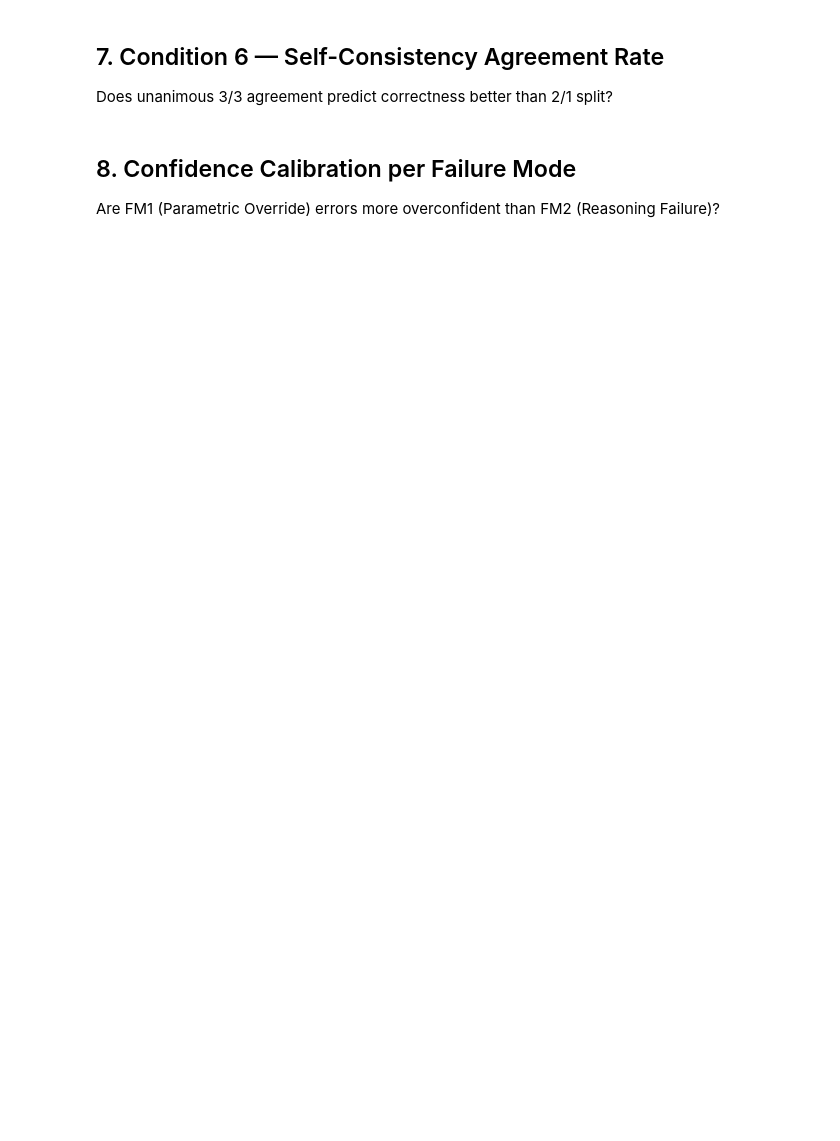
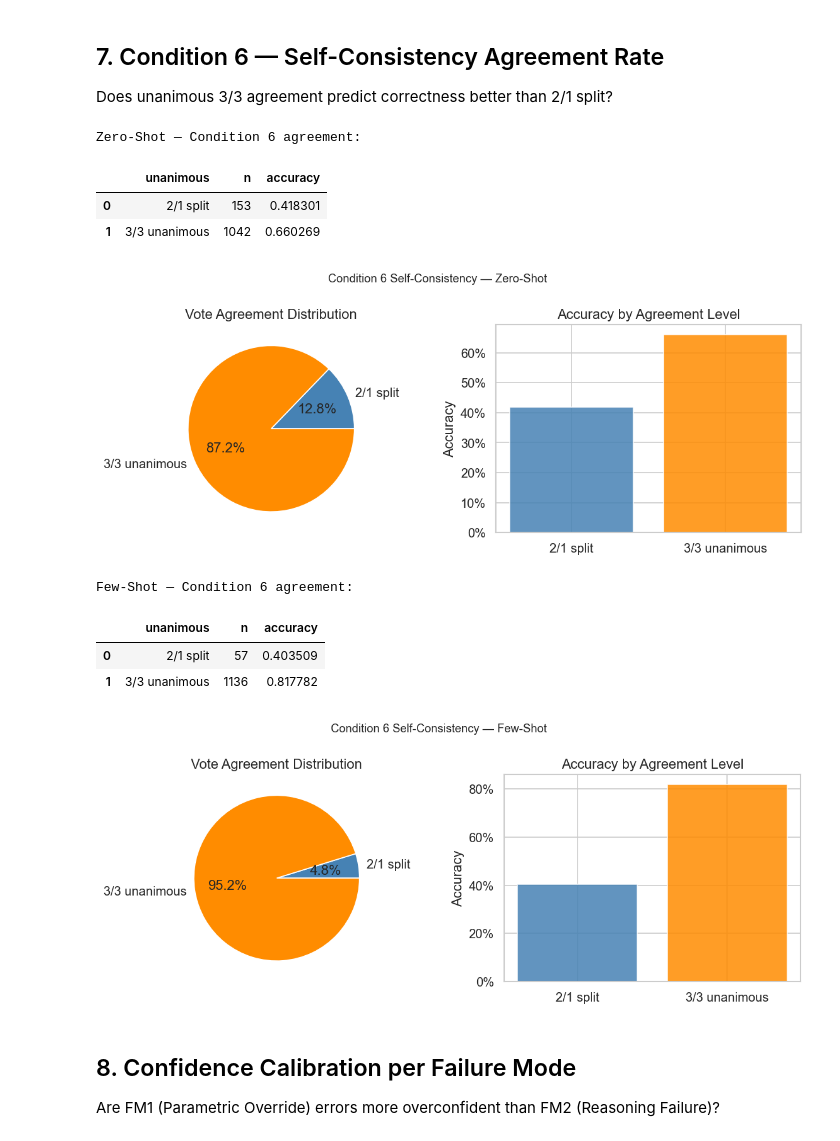
Before and after one commit to luisakaczmarek/reducing_generation_stage_errors_legal_rag_systems, a Jupyter notebook: analysis.ipynb, the cells around one changed output. Cells and saved outputs as stored; diff of their text form; code cells hidden in the pictures; blank space fills up the shorter version.

```diff
--- a/analysis.ipynb
+++ b/analysis.ipynb
@@ -424,35 +656,46 @@ Does unanimous 3/3 agreement predict correctness better than 2/1 split?
 for df, label in [(zs_complete, 'Zero-Shot'), (fs_complete, 'Few-Shot')]:
     cond6 = df[df['condition_id'] == 6].copy()
     if cond6.empty:
         print(f'{label}: no Condition 6 data')
         continue
 
-    # confidence = votes_for_winner / 3 → infer vote count
     cond6['votes'] = (cond6['confidence'] * 3).round().astype(int)
     cond6['unanimous'] = cond6['votes'] == 3
 
     summary = cond6.groupby('unanimous').agg(
         n=('is_correct', 'count'),
         accuracy=('is_correct', 'mean')
     ).reset_index()
     summary['unanimous'] = summary['unanimous'].map({True: '3/3 unanimous', False: '2/1 split'})
 
     print(f'\n{label} — Condition 6 agreement:')
     display(summary)
 
     fig, axes = plt.subplots(1, 2, figsize=(10, 4))
     axes[0].pie(summary['n'], labels=summary['unanimous'], autopct='%1.1f%%',
                 colors=['steelblue', 'darkorange'])
     axes[0].set_title('Vote Agreement Distribution')
     axes[1].bar(summary['unanimous'], summary['accuracy'],
                 color=['steelblue', 'darkorange'], alpha=0.85)
     axes[1].set_ylabel('Accuracy')
     axes[1].set_title('Accuracy by Agreement Level')
     axes[1].yaxis.set_major_formatter(mtick.PercentFormatter(xmax=1))
     plt.suptitle(f'Condition 6 Self-Consistency — {label}', fontsize=11)
     plt.tight_layout()
-    plt.savefig(f'results/analysis/cond6_agreement_{label.lower().replace("-", "_").replace(" ", "_")}.png', bbox_inches='tight')
+    safe = label.lower().replace('-', '_').replace(' ', '_')
+    plt.savefig(os.path.join(FIG_DIR, f'cond6_agreement_{safe}.png'), bbox_inches='tight')
     plt.show()
+# %% [output]
+Zero-Shot — Condition 6 agreement:
+|  | unanimous | n | accuracy |
+| 0 | 2/1 split | 153 | 0.418301 |
+| 1 | 3/3 unanimous | 1042 | 0.660269 |
+[figure, added]
+Few-Shot — Condition 6 agreement:
+|  | unanimous | n | accuracy |
+| 0 | 2/1 split | 57 | 0.403509 |
+| 1 | 3/3 unanimous | 1136 | 0.817782 |
+[figure, added]
 # %% [markdown]
 ## 8. Confidence Calibration per Failure Mode
 
```
Also changed, not shown: parts of 33 cells of this notebook, 3 other files.
